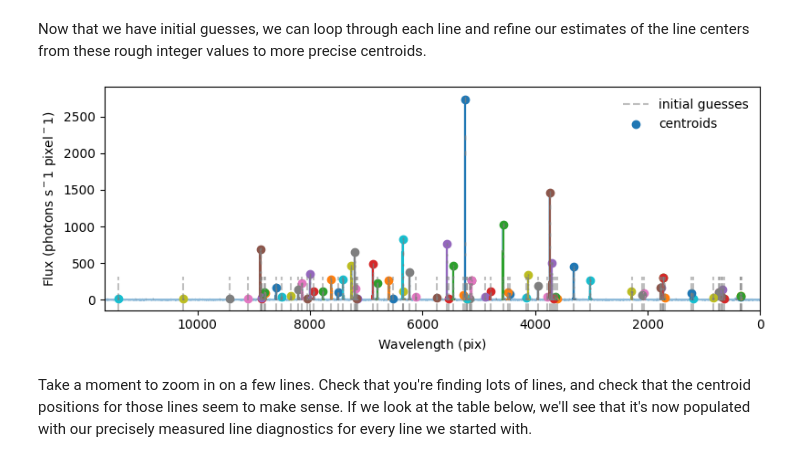
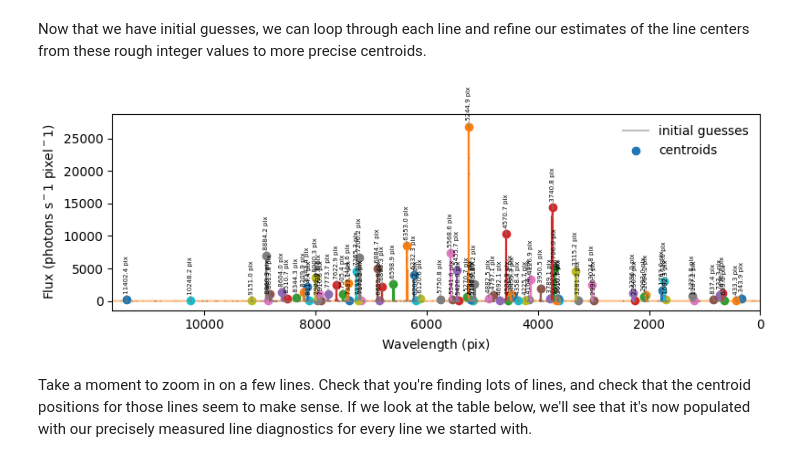
Before and after one commit to zkbt/astr3520-handbook, a Jupyter notebook: wavelength.ipynb, the cells around one changed output. Cells and saved outputs as stored; diff of their text form; code cells hidden in the pictures.

```diff
--- a/wavelength.ipynb
+++ b/wavelength.ipynb
@@ -14,0 +40,5 @@ quantity_support();
+# %%
+for grating_angle in [9, 11, 13]:
+    files = glob.glob(f'data/sbo/wavelength-references/*{grating_angle}deg*.png')
+    for f in files:
+        display(Image(f))
@@ -17,7 +57,7 @@ quantity_support();
 
 Let's load an example 1D spectrum from the SBO spectrograph into a data table. This spectrum was produced by averaging together a few rows from the center of a 2D spectrograph image. As we read it here, `astropy` units are attached to each column.
 # %%
-uncalibrated = QTable.read('sbo-example-HeNeAr.ecsv', format='ascii.ecsv')
+uncalibrated = QTable.read('data/sbo/extracted-HeNeAr-pixels.ecsv', format='ascii.ecsv')
 uncalibrated
 # %% [output]
 QTable length=11656
@@ -364,6 +134,6 @@ To fit a wavelength calibration, we're going to need to estimate the centroids o
 from specutils.fitting import find_lines_derivative
 
 # generate intital guesses for the positions of many lines
-lots_of_lines = find_lines_derivative(spectrum, flux_threshold=10*u.photon/u.s/u.pixel)
+lots_of_lines = find_lines_derivative(spectrum, flux_threshold=50*u.photon/u.s/u.pixel)
 lots_of_lines
 # %% [output]
@@ -404,7 +171,7 @@ lots_of_lines['fwhm'] = np.nan*u.pixel
 lots_of_lines['flux'] = np.nan*u.photon/u.s
 lots_of_lines['peak'] = np.nan*u.photon/u.s/u.pixel
 
-# loop through lines
+# loop through lines, find centroids for each
 for i in range(len(lots_of_lines)):
 
     # start from an initial guess
@@ -417,34 +184,61 @@ for i in range(len(lots_of_lines)):
     # extract some line diagnostics (which won't be perfect for blended lines)
     this_centroid = centroid(sub_spectrum)
     this_fwhm = fwhm(sub_spectrum)
     this_flux = line_flux(sub_spectrum)
     this_peak = np.max(sub_spectrum.flux)
 
     # store them in the table
     lots_of_lines['centroid'][i] = this_centroid
     lots_of_lines['fwhm'][i] = this_fwhm
     lots_of_lines['flux'][i] = this_flux
     lots_of_lines['peak'][i] = this_peak
 
+# smoosh together lines that are too close to each other
+too_close_to_others = np.zeros(len(lots_of_lines)).astype(bool)
+for i in range(len(lots_of_lines)):
+    this_centroid = lots_of_lines['centroid'][i]
+    this_flux = lots_of_lines['flux'][i]
+    is_nearby_to_this_line = np.abs(lots_of_lines['centroid'] - this_centroid) <= line_centroiding_window*2
+
+    if sum(is_nearby_to_this_line) > 1:
+        is_fainter_than_this_line = lots_of_lines['flux'] < this_flux
+        too_close_to_others += is_nearby_to_this_line*is_fainter_than_this_line
+row_numbers_to_remove = np.nonzero(too_close_to_others)[0]
+lots_of_lines.remove_rows(row_numbers_to_remove)
+
+# plot the individual sub-spectra an
+for i in range(len(lots_of_lines)):
+    # start from an initial guess
+    this_centroid = lots_of_lines['centroid'][i]
+    this_peak = lots_of_lines['peak'][i]
+
+    # extract a region around the line
+    sub_region = SpectralRegion(this_centroid - line_centroiding_window, this_centroid + line_centroiding_window)
+    sub_spectrum = extract_region(spectrum, sub_region)
+
     # plot each sub-spectrum + line guess + measured centroid
     plot_spectrum(sub_spectrum)
     if i == 0:
         label = 'initial guesses'
     else:
         label = None
-    plt.axvline(line_guess, ymax=0.15, alpha=0.5, linestyle='--', color='gray', label=label)
+    #plt.axvline(this_centroid, ymin=0.9, alpha=0.5, linestyle='--', color='gray', label=label)
+    offset = 200
+    height = 400
+    plt.plot(np.ones(2)*this_centroid, np.array([offset, offset + height]) + this_peak.value, alpha=0.5, color='gray', label=label)
+    plt.text(this_centroid,  offset+height + this_peak.value, f' {this_centroid:.1f}', rotation=90, fontsize=5, ha='center', va='bottom')
     if i == 0:
         label = 'centroids'
     else:
         label = None
     plt.scatter(this_centroid, this_peak, label=label)
 
 
 # plot the full spectrum behind, for reference
 plot_spectrum(spectrum, alpha=0.5, zorder=-100)
 plt.legend(frameon=False, loc='upper right')
 plt.xlim(len(uncalibrated), 0);
 # %% [output]
-[figure, old version]
+[figure, new version]
 # %% [markdown]
 Take a moment to zoom in on a few lines. Check that you're finding lots of lines, and check that the centroid positions for those lines seem to make sense. If we look at the table below, we'll see that it's now populated with our precisely measured line diagnostics for every line we started with.
```
Also changed, not shown: parts of 47 cells of this notebook, 17 other files.
